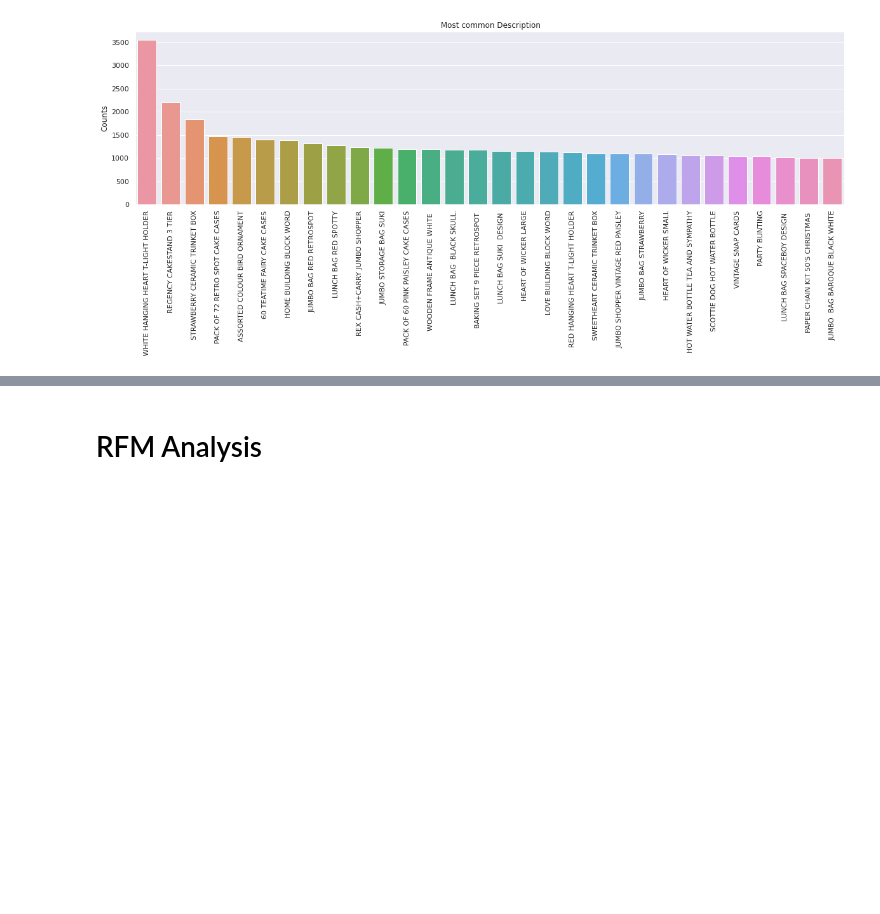
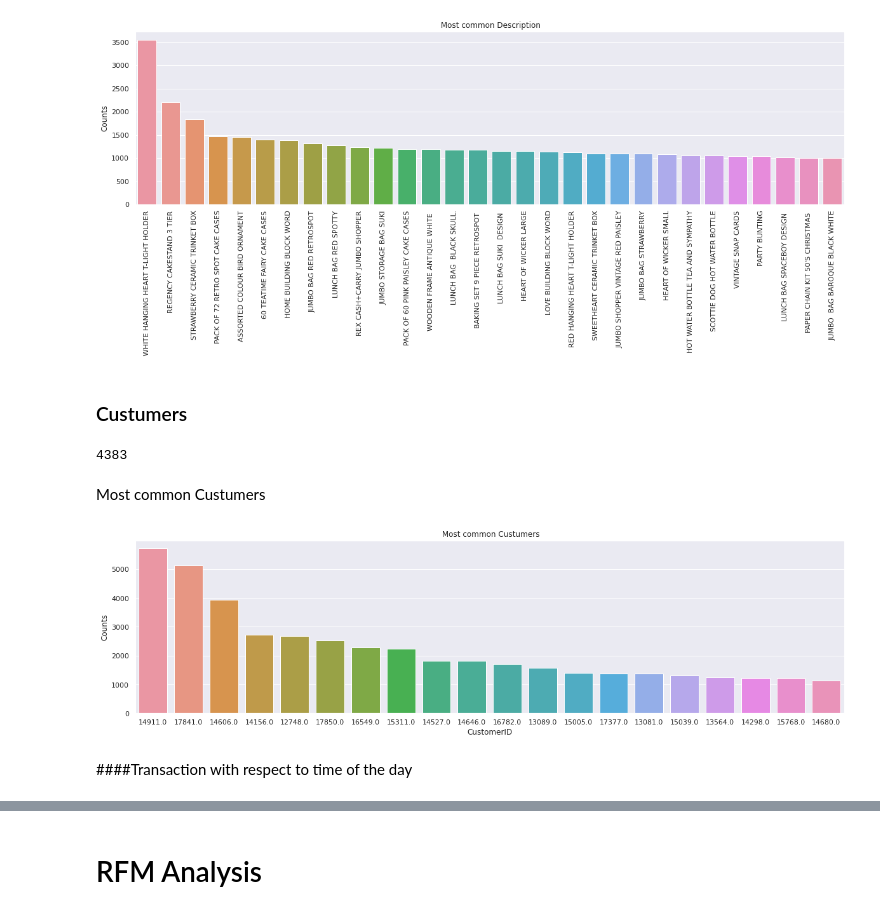
Before and after one commit to alokg1019/DataMining_Team1, a Jupyter notebook: EDA_Retail .ipynb, the cells around one changed output, grey strips where cells are left out. Saved outputs shown, nothing was run; the diff lists cells and outputs as text; code cells hidden in the pictures; blank space fills up the shorter version.

Commit message:
EDA for customers and transaction analysis

```diff
--- a/EDA_Retail .ipynb
+++ b/EDA_Retail .ipynb
@@ -298,3 +299,22 @@ plt.title(" Most common Description");
 plt.xticks(rotation=90);
 # %% [output]
 [figure]
+# %% [markdown]
+### Custumers
+# %%
+retaildata['Customer ID'].nunique()
+# %% [output]
+4383
+# %% [markdown]
+Most common Custumers
+# %%
+customer_counts = retaildata['Customer ID'].value_counts().sort_values(ascending=False).iloc[0:20]
+plt.figure(figsize=(20,5))
+sns.barplot(customer_counts.index, customer_counts.values, order=customer_counts.index)
+plt.ylabel("Counts")
+plt.xlabel("CustomerID")
+plt.title(" Most common Custumers");
+# %% [output]
+[figure, added]
+# %% [markdown]
+####Transaction with respect to time of the day
```
Also changed, not shown: parts of 8 cells of this notebook, 1 other file.
